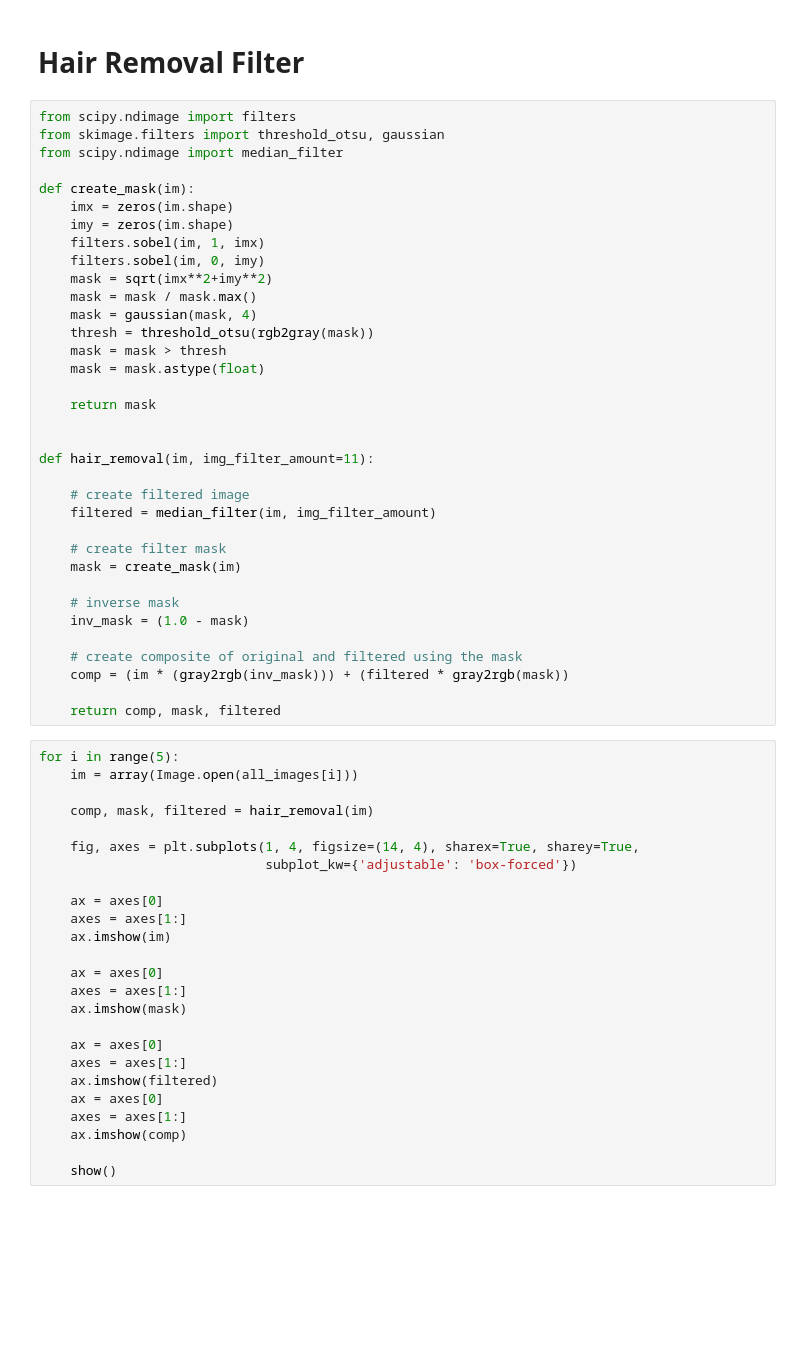
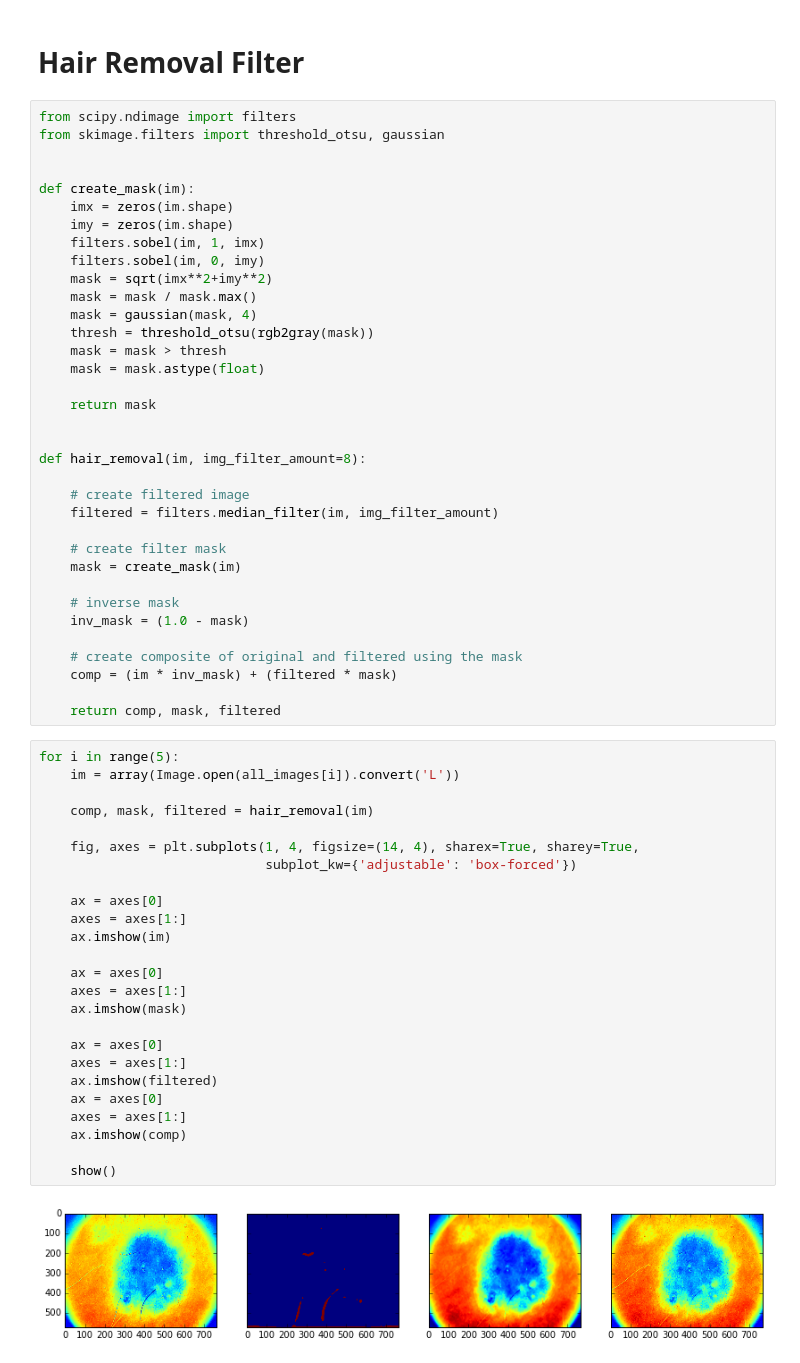
Before and after one commit to alexgustafson/BATests, a Jupyter notebook: Noise Filtering.ipynb, the cells around one changed output. Drawn from its saved outputs; the diff is of its cells as text; blank space fills up the shorter version.

```diff
--- a/Noise Filtering.ipynb
+++ b/Noise Filtering.ipynb
@@ -22,7 +22,7 @@ gather_images()
 # %%
 from scipy.ndimage import filters
 from skimage.filters import threshold_otsu, gaussian
-from scipy.ndimage import median_filter
+
 
 def create_mask(im):
     imx = zeros(im.shape)
@@ -39,10 +39,10 @@ def create_mask(im):
     return mask
 
 
-def hair_removal(im, img_filter_amount=11):
+def hair_removal(im, img_filter_amount=8):
 
     # create filtered image
-    filtered = median_filter(im, img_filter_amount)
+    filtered = filters.median_filter(im, img_filter_amount)
 
     # create filter mask
     mask = create_mask(im)
@@ -51,31 +51,33 @@ def hair_removal(im, img_filter_amount=11):
     inv_mask = (1.0 - mask)
 
     # create composite of original and filtered using the mask
-    comp = (im * (gray2rgb(inv_mask))) + (filtered * gray2rgb(mask))
+    comp = (im * inv_mask) + (filtered * mask)
 
     return comp, mask, filtered
 # %%
 for i in range(5):
-    im = array(Image.open(all_images[i]))
+    im = array(Image.open(all_images[i]).convert('L'))
 
     comp, mask, filtered = hair_removal(im)
 
     fig, axes = plt.subplots(1, 4, figsize=(14, 4), sharex=True, sharey=True,
                              subplot_kw={'adjustable': 'box-forced'})
 
     ax = axes[0]
     axes = axes[1:]
     ax.imshow(im)
 
     ax = axes[0]
     axes = axes[1:]
     ax.imshow(mask)
 
     ax = axes[0]
     axes = axes[1:]
     ax.imshow(filtered)
     ax = axes[0]
     axes = axes[1:]
     ax.imshow(comp)
 
     show()
+# %% [output]
+[figure, added]
```
Also changed, not shown: parts of 1 cell of this notebook.
